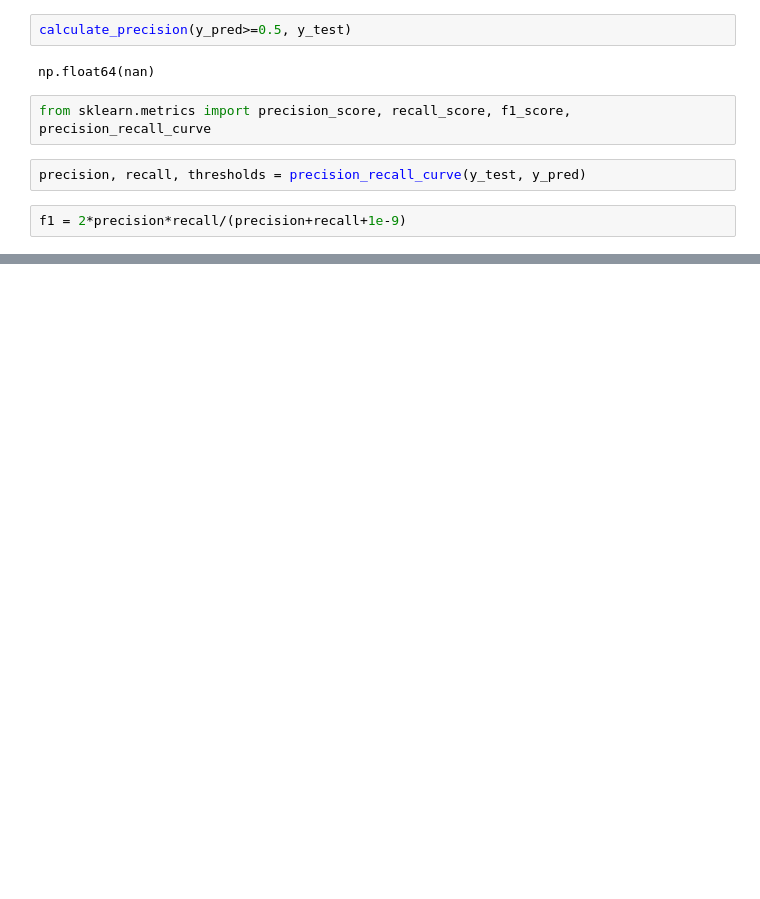
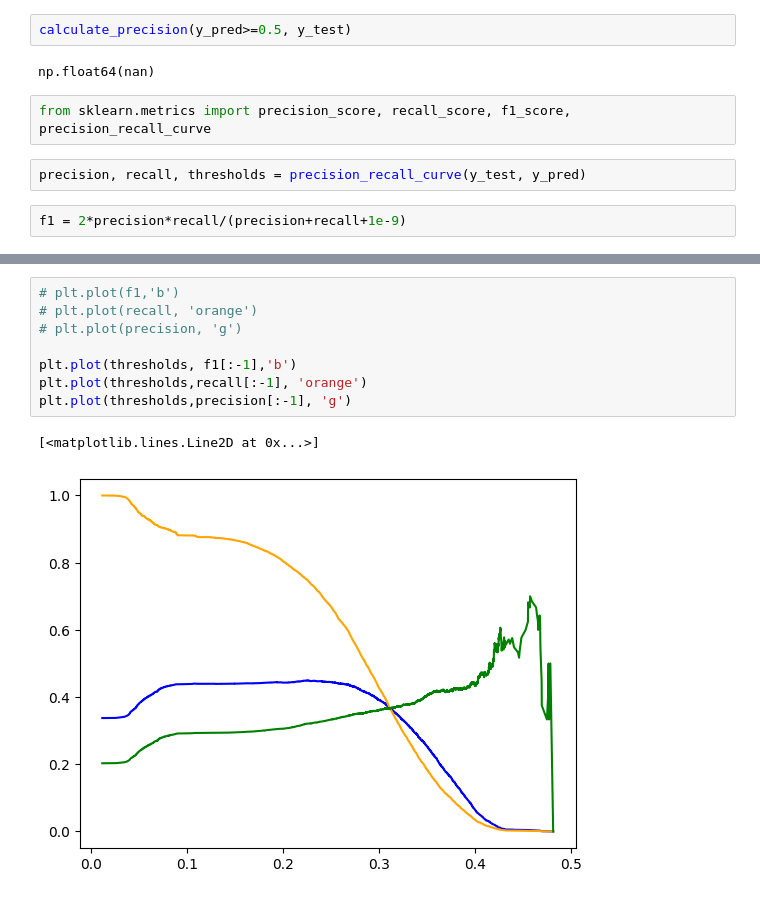
Before and after one commit to AMOGHA1140/24074032_CSOC_IG, a Jupyter notebook: vanilla_neural_networks/my_model.ipynb, the cells around one changed output, grey strips where cells are left out. Saved outputs shown, nothing was run; the diff lists cells and outputs as text; blank space fills up the shorter version.

```diff
--- a/vanilla_neural_networks/my_model.ipynb
+++ b/vanilla_neural_networks/my_model.ipynb
@@ -147,0 +154,11 @@ np.float64(0.43656283698539217)
+# %%
+# plt.plot(f1,'b')
+# plt.plot(recall, 'orange')
+# plt.plot(precision, 'g')
+
+plt.plot(thresholds, f1[:-1],'b')
+plt.plot(thresholds,recall[:-1], 'orange')
+plt.plot(thresholds,precision[:-1], 'g')
+# %% [output]
+[<matplotlib.lines.Line2D at 0x...>]
+[figure, added]
```
Also changed, not shown: parts of 11 cells of this notebook, 3 other files.
